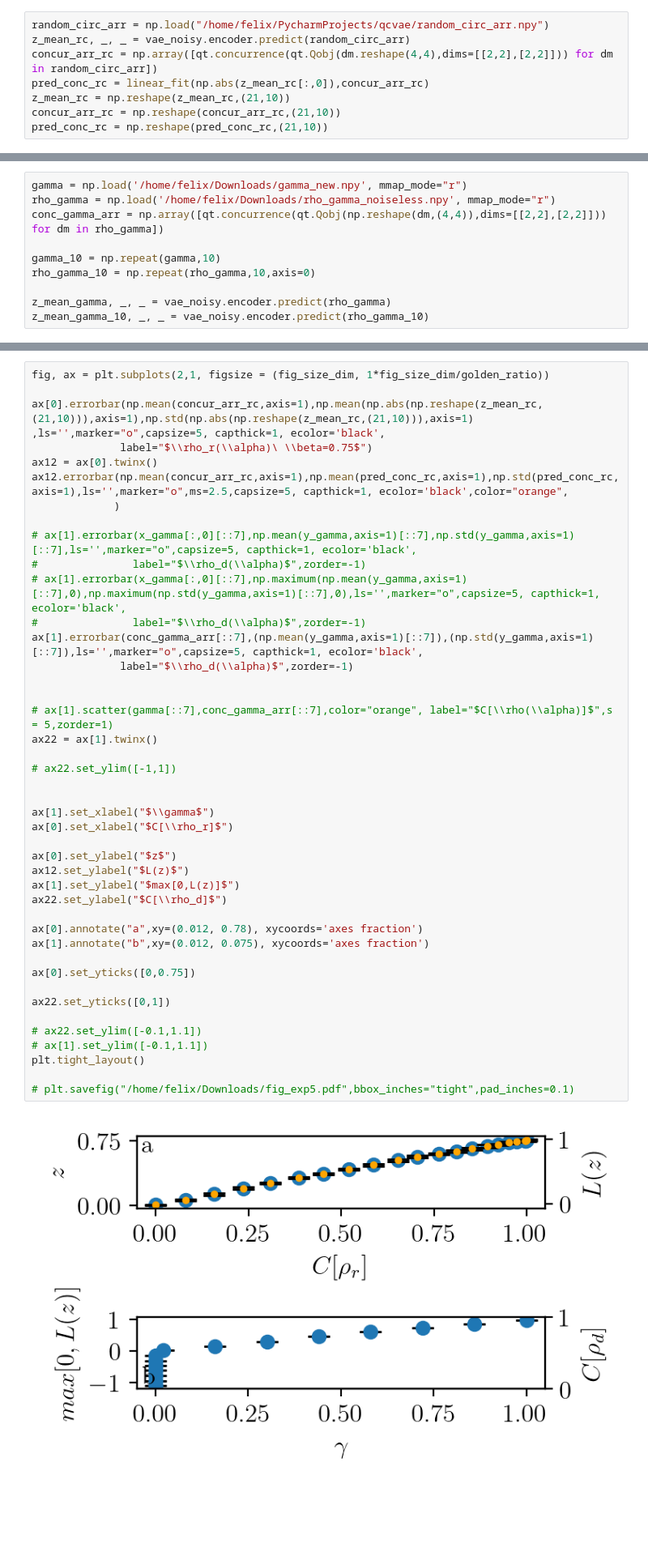
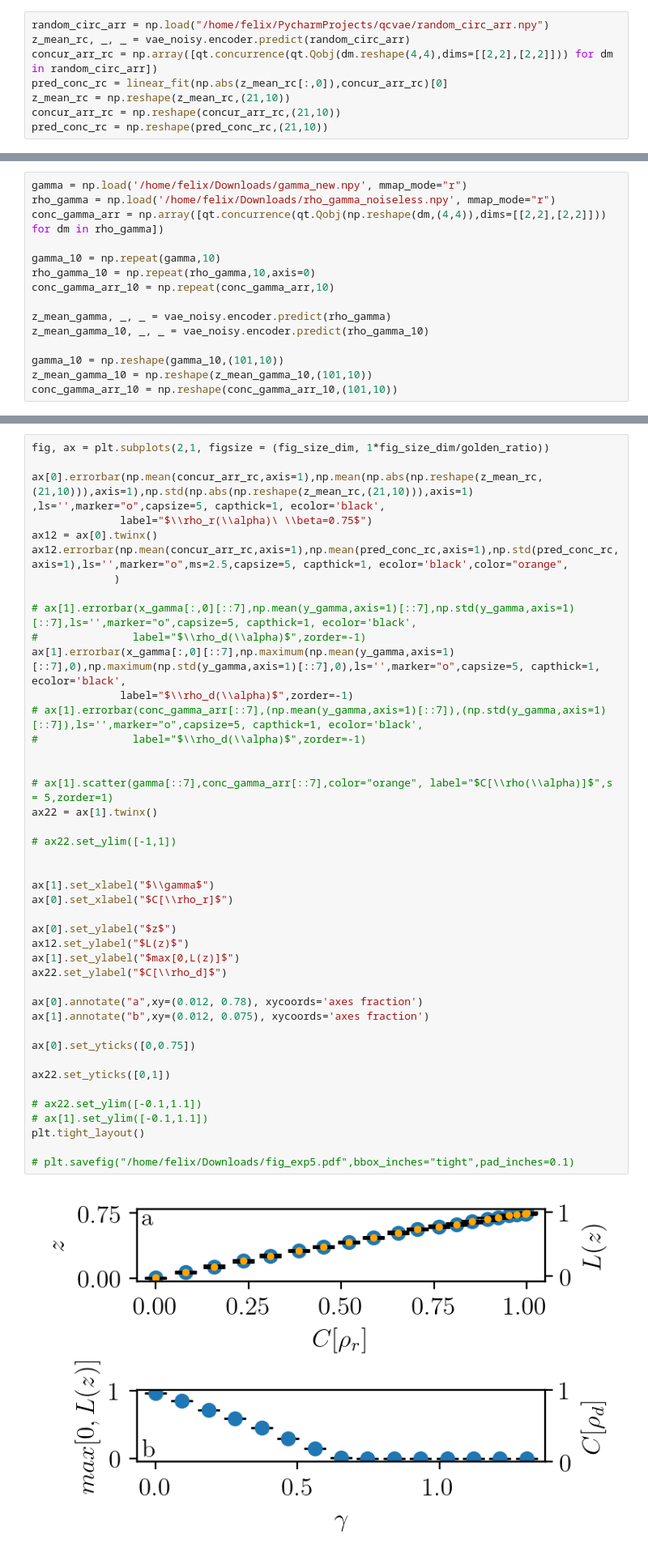
Before and after one commit to FelixFrohnertDB/Quantum-State-VAE, a Jupyter notebook: Analysis.ipynb, the cells around one changed output, grey strips where cells are left out. Shown at 81% size. Drawn from its saved outputs; the diff is of its cells as text; blank space fills up the shorter version.

```diff
--- a/Analysis.ipynb
+++ b/Analysis.ipynb
@@ -868,7 +1261,7 @@ plt.scatter(gamma_10,y_gamma)
 random_circ_arr = np.load("/home/felix/PycharmProjects/qcvae/random_circ_arr.npy")
 z_mean_rc, _, _ = vae_noisy.encoder.predict(random_circ_arr)
 concur_arr_rc = np.array([qt.concurrence(qt.Qobj(dm.reshape(4,4),dims=[[2,2],[2,2]])) for dm in random_circ_arr])
-pred_conc_rc = linear_fit(np.abs(z_mean_rc[:,0]),concur_arr_rc)
+pred_conc_rc = linear_fit(np.abs(z_mean_rc[:,0]),concur_arr_rc)[0]
 z_mean_rc = np.reshape(z_mean_rc,(21,10))
 concur_arr_rc = np.reshape(concur_arr_rc,(21,10))
 pred_conc_rc = np.reshape(pred_conc_rc,(21,10))
@@ -881,7 +1274,12 @@ conc_gamma_arr = np.array([qt.concurrence(qt.Qobj(np.reshape(dm,(4,4)),dims=[[2,
 
 gamma_10 = np.repeat(gamma,10)
 rho_gamma_10 = np.repeat(rho_gamma,10,axis=0)
+conc_gamma_arr_10 = np.repeat(conc_gamma_arr,10)
 
 z_mean_gamma, _, _ = vae_noisy.encoder.predict(rho_gamma)
 z_mean_gamma_10, _, _ = vae_noisy.encoder.predict(rho_gamma_10)
+
+gamma_10 = np.reshape(gamma_10,(101,10))
+z_mean_gamma_10 = np.reshape(z_mean_gamma_10,(101,10))
+conc_gamma_arr_10 = np.reshape(conc_gamma_arr_10,(101,10))
 # %% [output]
@@ -947,40 +1378,40 @@ ax12.errorbar(np.mean(concur_arr_rc,axis=1),np.mean(pred_conc_rc,axis=1),np.std(
 
 # ax[1].errorbar(x_gamma[:,0][::7],np.mean(y_gamma,axis=1)[::7],np.std(y_gamma,axis=1)[::7],ls='',marker="o",capsize=5, capthick=1, ecolor='black',
 #               label="$\\rho_d(\\alpha)$",zorder=-1)
-# ax[1].errorbar(x_gamma[:,0][::7],np.maximum(np.mean(y_gamma,axis=1)[::7],0),np.maximum(np.std(y_gamma,axis=1)[::7],0),ls='',marker="o",capsize=5, capthick=1, ecolor='black',
+ax[1].errorbar(x_gamma[:,0][::7],np.maximum(np.mean(y_gamma,axis=1)[::7],0),np.maximum(np.std(y_gamma,axis=1)[::7],0),ls='',marker="o",capsize=5, capthick=1, ecolor='black',
+              label="$\\rho_d(\\alpha)$",zorder=-1)
+# ax[1].errorbar(conc_gamma_arr[::7],(np.mean(y_gamma,axis=1)[::7]),(np.std(y_gamma,axis=1)[::7]),ls='',marker="o",capsize=5, capthick=1, ecolor='black',
 #               label="$\\rho_d(\\alpha)$",zorder=-1)
-ax[1].errorbar(conc_gamma_arr[::7],(np.mean(y_gamma,axis=1)[::7]),(np.std(y_gamma,axis=1)[::7]),ls='',marker="o",capsize=5, capthick=1, ecolor='black',
-              label="$\\rho_d(\\alpha)$",zorder=-1)
 
 
 # ax[1].scatter(gamma[::7],conc_gamma_arr[::7],color="orange", label="$C[\\rho(\\alpha)]$",s = 5,zorder=1)
 ax22 = ax[1].twinx()
 
 # ax22.set_ylim([-1,1])
 
 
 ax[1].set_xlabel("$\\gamma$")
 ax[0].set_xlabel("$C[\\rho_r]$")
 
 ax[0].set_ylabel("$z$")
 ax12.set_ylabel("$L(z)$")
 ax[1].set_ylabel("$max[0,L(z)]$")
 ax22.set_ylabel("$C[\\rho_d]$")
 
 ax[0].annotate("a",xy=(0.012, 0.78), xycoords='axes fraction')
 ax[1].annotate("b",xy=(0.012, 0.075), xycoords='axes fraction')
 
 ax[0].set_yticks([0,0.75])
 
 ax22.set_yticks([0,1])
 
 # ax22.set_ylim([-0.1,1.1])
 # ax[1].set_ylim([-0.1,1.1])
 plt.tight_layout()
 
 # plt.savefig("/home/felix/Downloads/fig_exp5.pdf",bbox_inches="tight",pad_inches=0.1)
 # %% [output]
-[figure, old version]
+[figure, new version]
 # %%
 plt.scatter(test_c,np.mean(y_gamma,axis=1))
 # %% [output]
```
Also changed, not shown: parts of 39 cells of this notebook, 4 other files.
